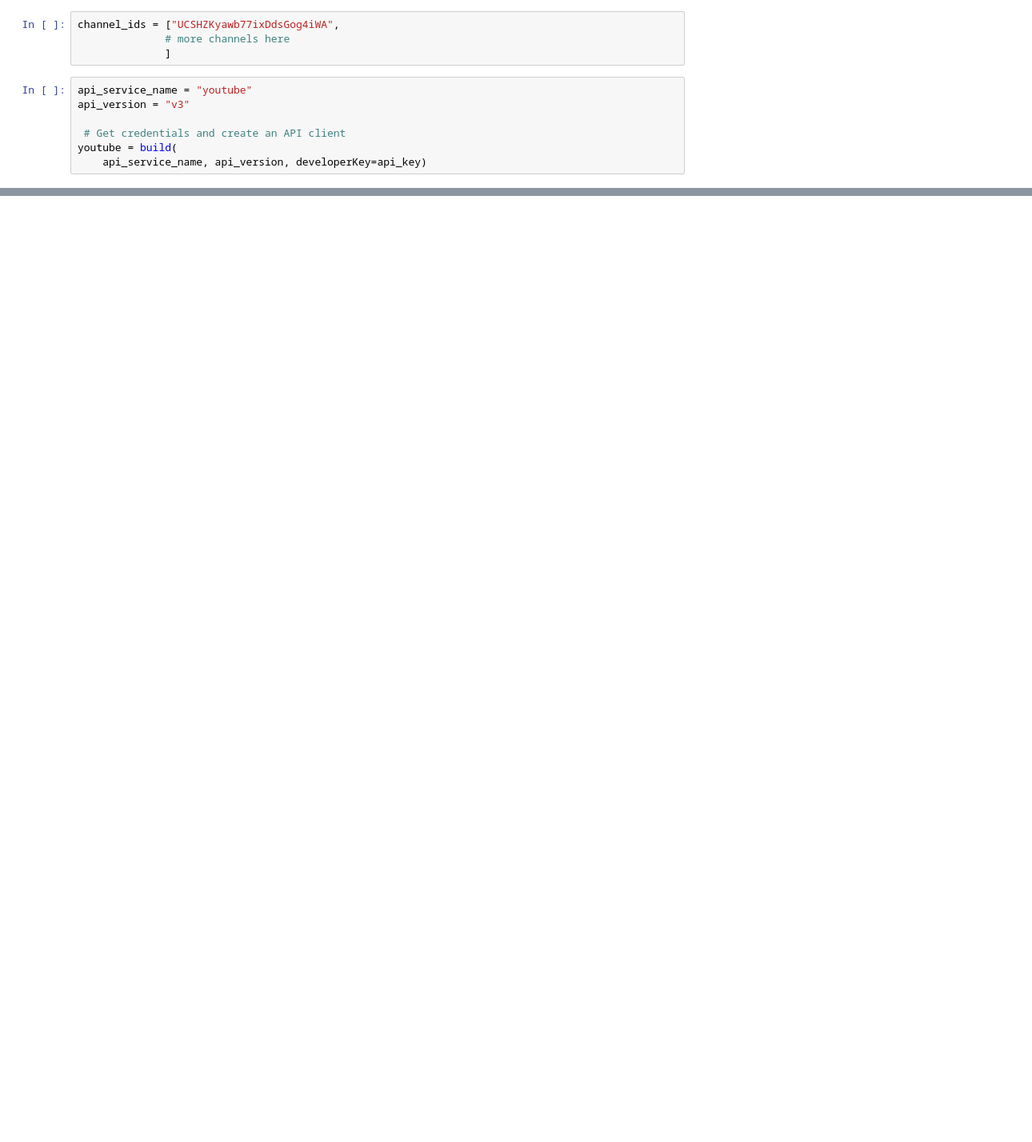
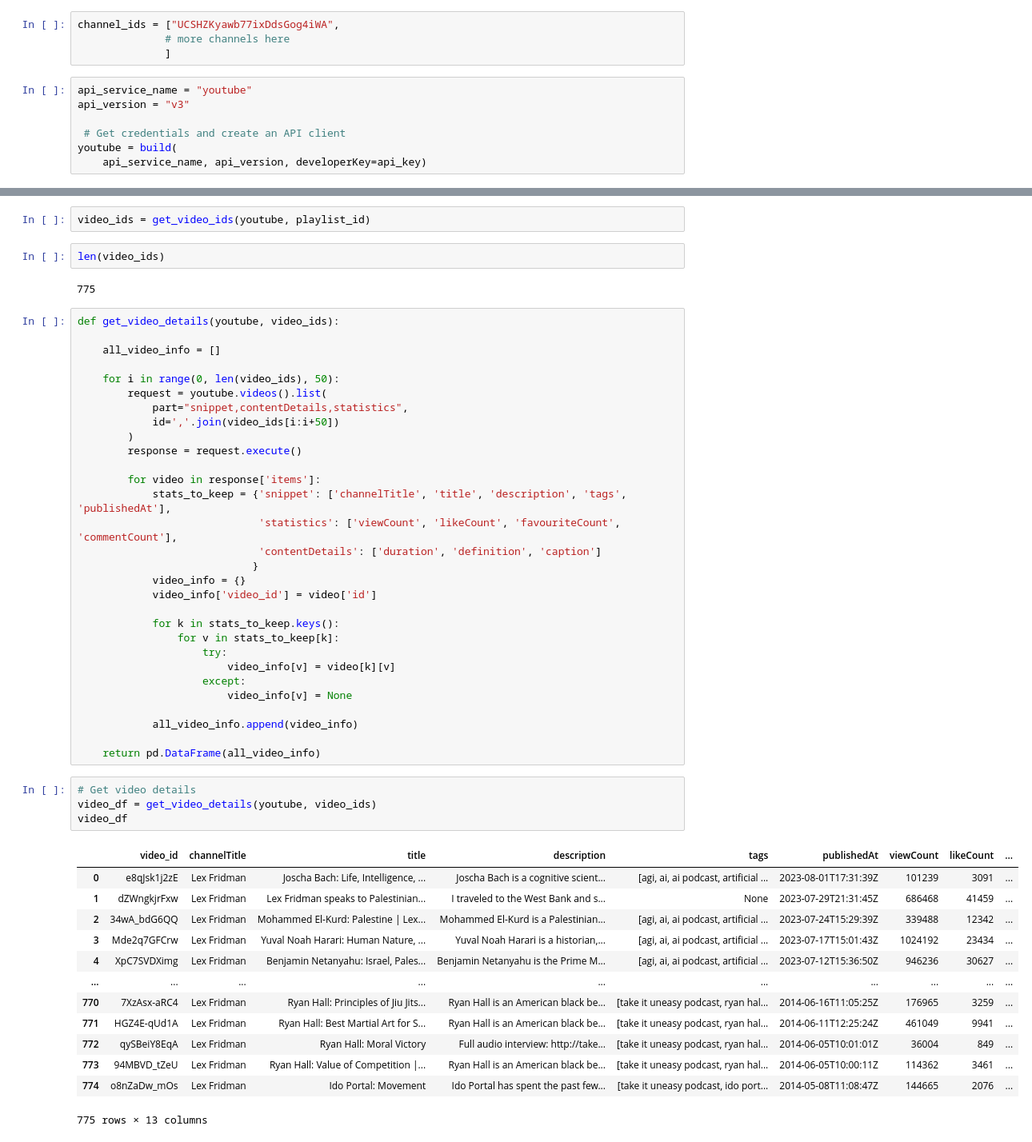
Before and after one commit to ViviyanT/Analyzing_YouTube_Channel_Performance_with_Python, a Jupyter notebook: Python.ipynb, the cells around one changed output, grey strips where cells are left out. Shown at 80% size. Saved outputs shown, nothing was run; the diff lists cells and outputs as text; blank space fills up the shorter version.

Commit message:
Data Collection and Data pre-processing done

```diff
--- a/Python.ipynb
+++ b/Python.ipynb
@@ -31,0 +85,54 @@ JSON(response)
+# %%
+video_ids = get_video_ids(youtube, playlist_id)
+# %%
+len(video_ids)
+# %% [output]
+775
+# %%
+def get_video_details(youtube, video_ids):
+
+    all_video_info = []
+
+    for i in range(0, len(video_ids), 50):
+        request = youtube.videos().list(
+            part="snippet,contentDetails,statistics",
+            id=','.join(video_ids[i:i+50])
+        )
+        response = request.execute()
+
+        for video in response['items']:
+            stats_to_keep = {'snippet': ['channelTitle', 'title', 'description', 'tags', 'publishedAt'],
+                             'statistics': ['viewCount', 'likeCount', 'favouriteCount', 'commentCount'],
+                             'contentDetails': ['duration', 'definition', 'caption']
+                            }
+            video_info = {}
+            video_info['video_id'] = video['id']
+
+            for k in stats_to_keep.keys():
+                for v in stats_to_keep[k]:
+                    try:
+                        video_info[v] = video[k][v]
+                    except:
+                        video_info[v] = None
+
+            all_video_info.append(video_info)
+
+    return pd.DataFrame(all_video_info)
+# %%
+# Get video details
+video_df = get_video_details(youtube, video_ids)
+video_df
+# %% [output]
+|  | video_id | channelTitle | title | description | tags | publishedAt | viewCount | likeCount | ... |
+| 0 | e8qJsk1j2zE | Lex Fridman | Joscha Bach: Life, Intelligence, ... | Joscha Bach is a cognitive scient... | [agi, ai, ai podcast, artificial ... | 2023-08-01T17:31:39Z | 101239 | 3091 | ... |
+| 1 | dZWngkjrFxw | Lex Fridman | Lex Fridman speaks to Palestinian... | I traveled to the West Bank and s... | None | 2023-07-29T21:31:45Z | 686468 | 41459 | ... |
+| 2 | 34wA_bdG6QQ | Lex Fridman | Mohammed El-Kurd: Palestine | Lex... | Mohammed El-Kurd is a Palestinian... | [agi, ai, ai podcast, artificial ... | 2023-07-24T15:29:39Z | 339488 | 12342 | ... |
+| 3 | Mde2q7GFCrw | Lex Fridman | Yuval Noah Harari: Human Nature, ... | Yuval Noah Harari is a historian,... | [agi, ai, ai podcast, artificial ... | 2023-07-17T15:01:43Z | 1024192 | 23434 | ... |
+| 4 | XpC7SVDXimg | Lex Fridman | Benjamin Netanyahu: Israel, Pales... | Benjamin Netanyahu is the Prime M... | [agi, ai, ai podcast, artificial ... | 2023-07-12T15:36:50Z | 946236 | 30627 | ... |
+| ... | ... | ... | ... | ... | ... | ... | ... | ... | ... |
+| 770 | 7XzAsx-aRC4 | Lex Fridman | Ryan Hall: Principles of Jiu Jits... | Ryan Hall is an American black be... | [take it uneasy podcast, ryan hal... | 2014-06-16T11:05:25Z | 176965 | 3259 | ... |
+| 771 | HGZ4E-qUd1A | Lex Fridman | Ryan Hall: Best Martial Art for S... | Ryan Hall is an American black be... | [take it uneasy podcast, ryan hal... | 2014-06-11T12:25:24Z | 461049 | 9941 | ... |
+| 772 | qySBeiY8EqA | Lex Fridman | Ryan Hall: Moral Victory | Full audio interview: http://take... | [take it uneasy podcast, ryan hal... | 2014-06-05T10:01:01Z | 36004 | 849 | ... |
+| 773 | 94MBVD_tZeU | Lex Fridman | Ryan Hall: Value of Competition |... | Ryan Hall is an American black be... | [take it uneasy podcast, ryan hal... | 2014-06-05T10:00:11Z | 114362 | 3461 | ... |
+| 774 | o8nZaDw_mOs | Lex Fridman | Ido Portal: Movement | Ido Portal has spent the past few... | [take it uneasy podcast, ido port... | 2014-05-08T11:08:47Z | 144665 | 2076 | ... |
+775 rows × 13 columns
```
Also changed, not shown: parts of 17 cells of this notebook.
